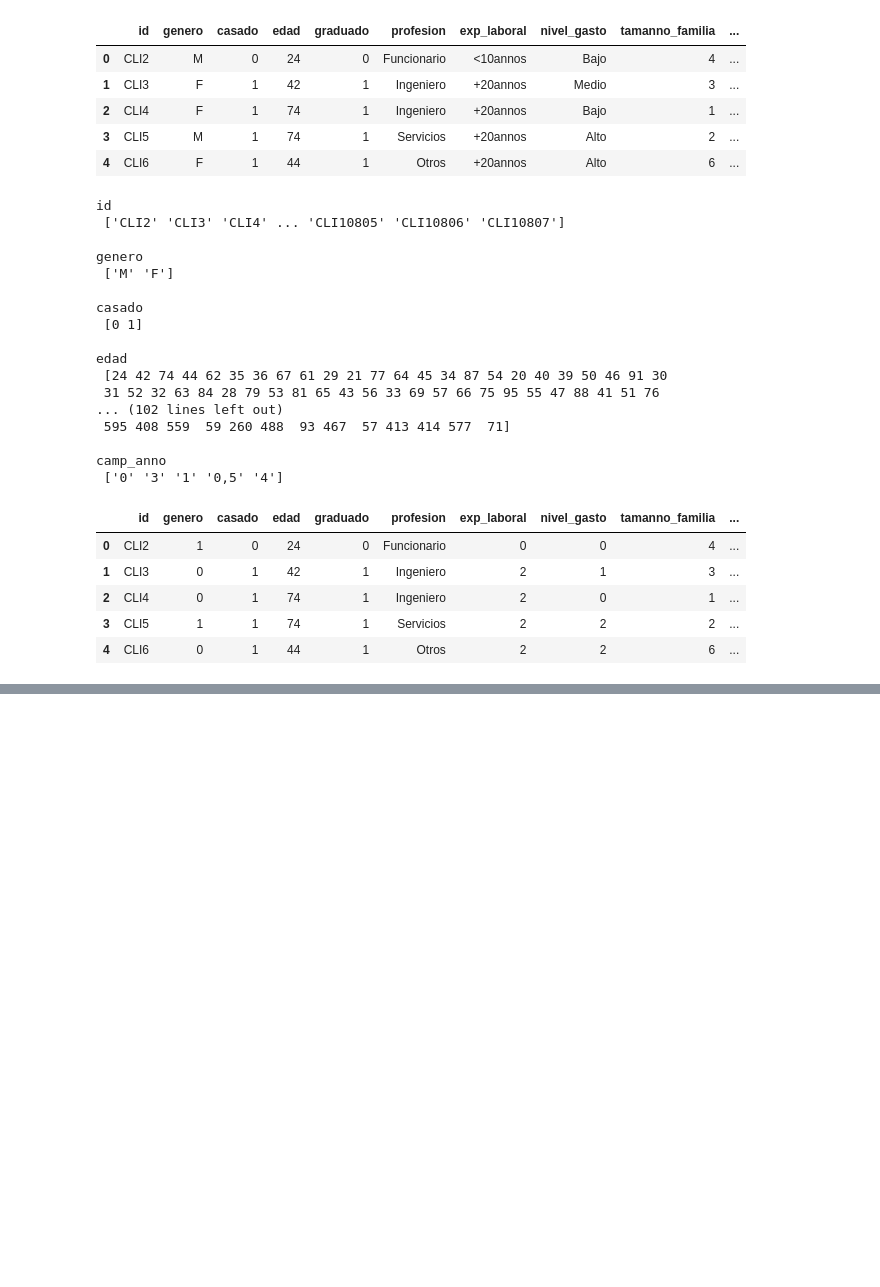
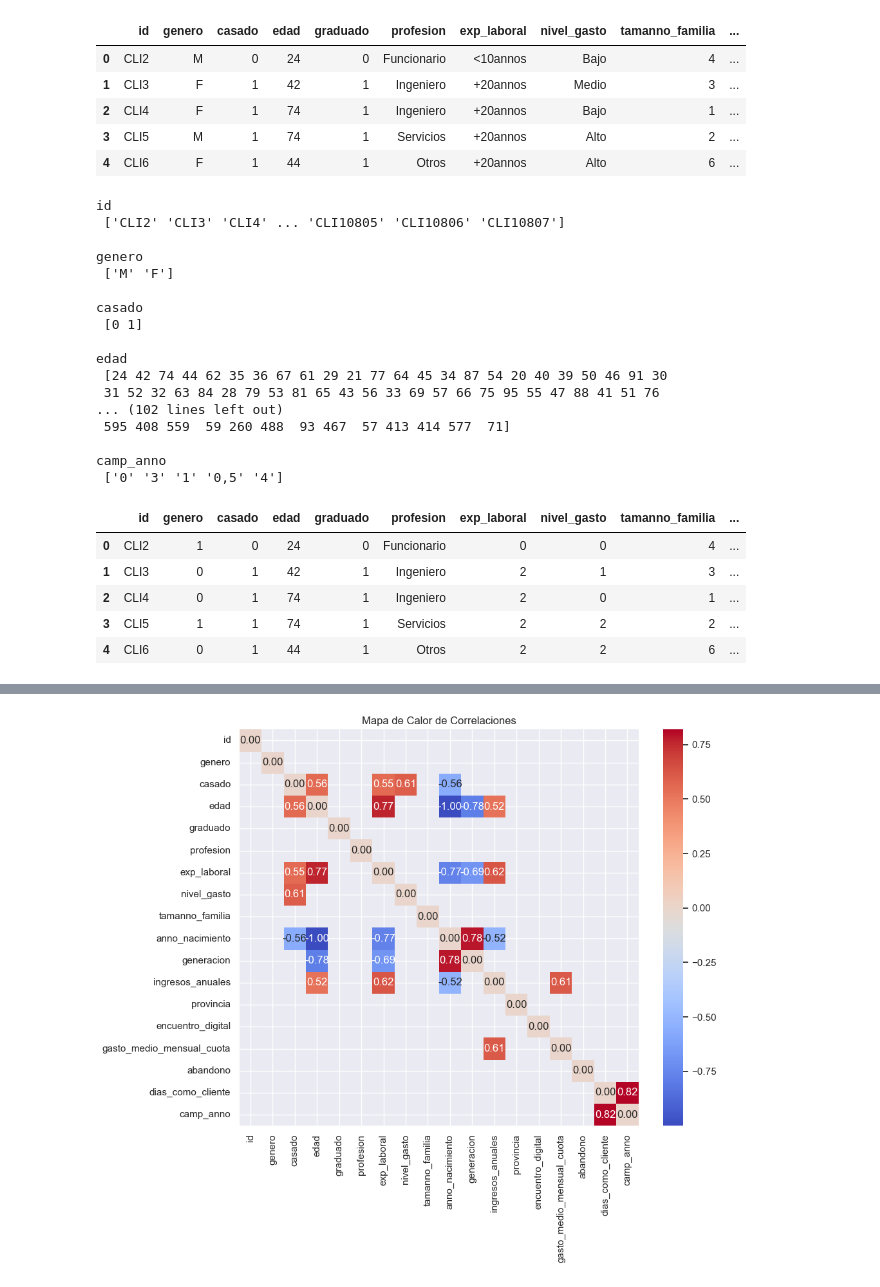
Before and after one commit to MiguelGG03/AprendizajeAutomatico_Caso5, a Jupyter notebook: videoYoutube.ipynb, the cells around one changed output, grey strips where cells are left out. Cells and saved outputs as stored; diff of their text form; code cells hidden in the pictures; blank space fills up the shorter version.

```diff
--- a/videoYoutube.ipynb
+++ b/videoYoutube.ipynb
@@ -263,0 +296,15 @@ data.to_csv('datos_sin_normalizar.csv')
+# %%
+# Umbral para correlaciones altas
+threshold = 0.5
+
+# Filtrar las correlaciones altas (excluyendo la diagonal principal)
+high_correlation = correlation_matrix[(correlation_matrix >= threshold) | (correlation_matrix <= -threshold)]
+np.fill_diagonal(high_correlation.values, 0)  # Ignorar la diagonal principal
+# %%
+# Crear el mapa de calor
+plt.figure(figsize=(10, 8))
+sns.heatmap(high_correlation, annot=True, cmap="coolwarm", fmt=".2f")
+plt.title("Mapa de Calor de Correlaciones")
+plt.show()
+# %% [output]
+[figure, added]
```
Also changed, not shown: parts of 9 cells of this notebook, 1 other file.
